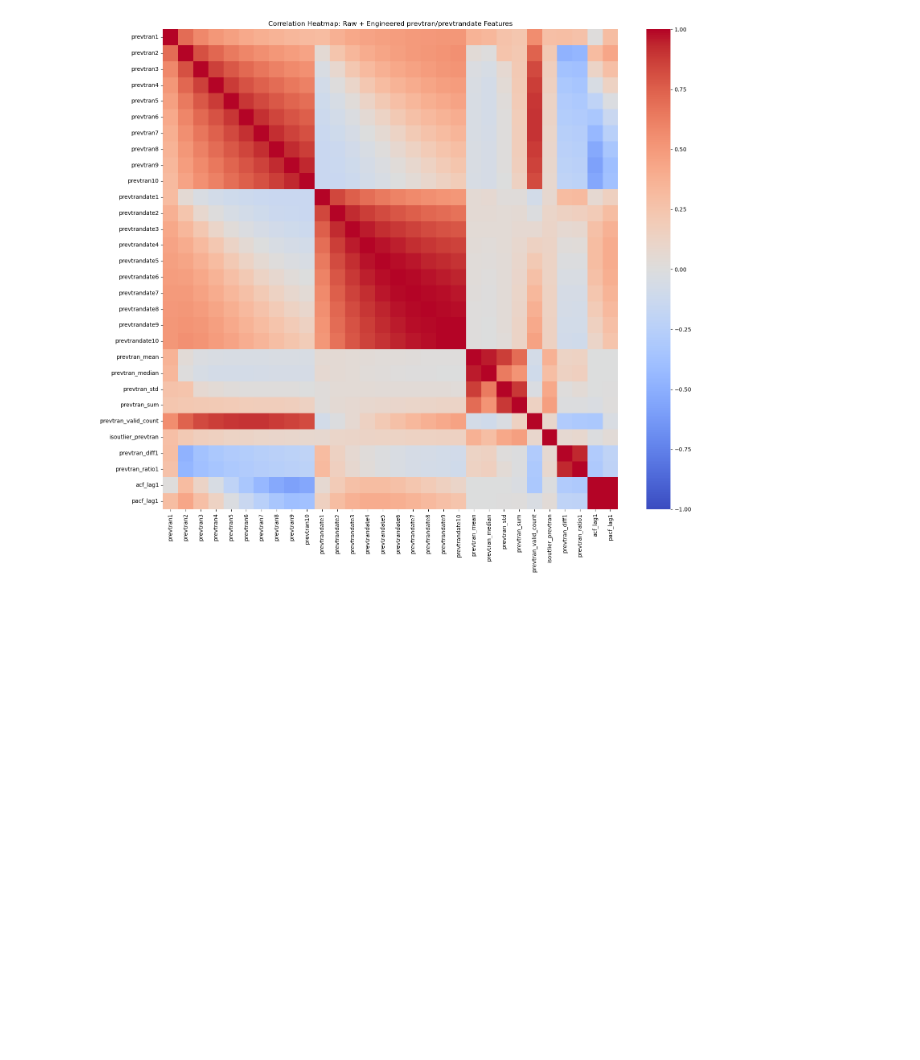
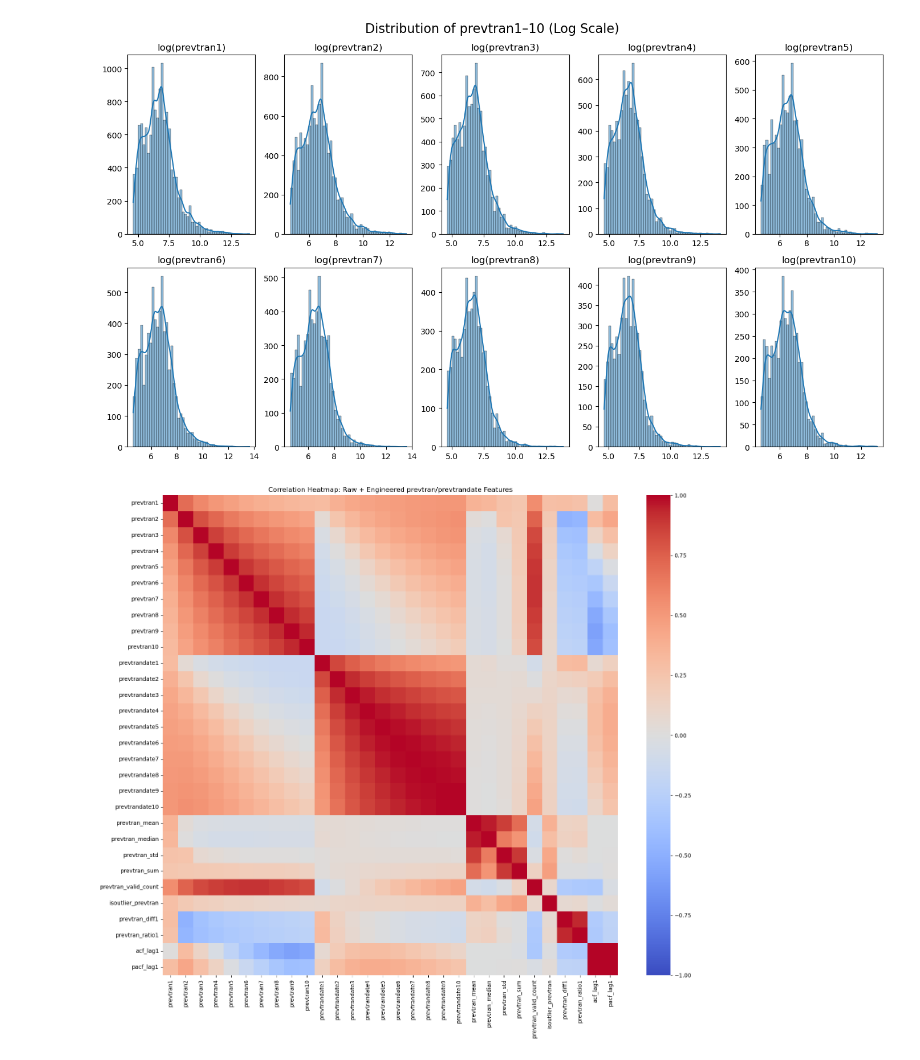
Before and after one commit to YicenYe/Citizens_Project, a Jupyter notebook: feature_engineering_ke.ipynb, the cells around one changed output. Drawn from its saved outputs; the diff is of its cells as text; code cells hidden in the pictures; blank space fills up the shorter version.

```diff
--- a/feature_engineering.ipynb
+++ b/feature_engineering_ke.ipynb
@@ -13,3 +35,24 @@ df = load_data()
+# %%
+import numpy as np
+
+# Create log-transformed columns (use log1p to handle zeros)
+for col in prevtran_cols:
+    df[f'log_{col}'] = np.log(df[col])
+
+# Plot log distributions
+plt.figure(figsize=(14, 8))
+for i, col in enumerate(prevtran_cols, 1):
+    plt.subplot(2, 5, i)
+    sns.histplot(df[f'log_{col}'], kde=True, bins=50)
+    plt.title(f'log({col})')
+    plt.xlabel('')
+    plt.ylabel('')
+
+plt.suptitle('Distribution of prevtran1–10 (Log Scale)', fontsize=16)
+plt.tight_layout()
+plt.show()
+# %% [output]
+[figure, added]
 # %%
 prevtran_cols = [f'prevtran{i}' for i in range(1, 11)]
 prevtrandate_cols = [f'prevtrandate{i}' for i in range(1, 11)]
```
Also changed, not shown: parts of 2 cells of this notebook, 3 other files.
